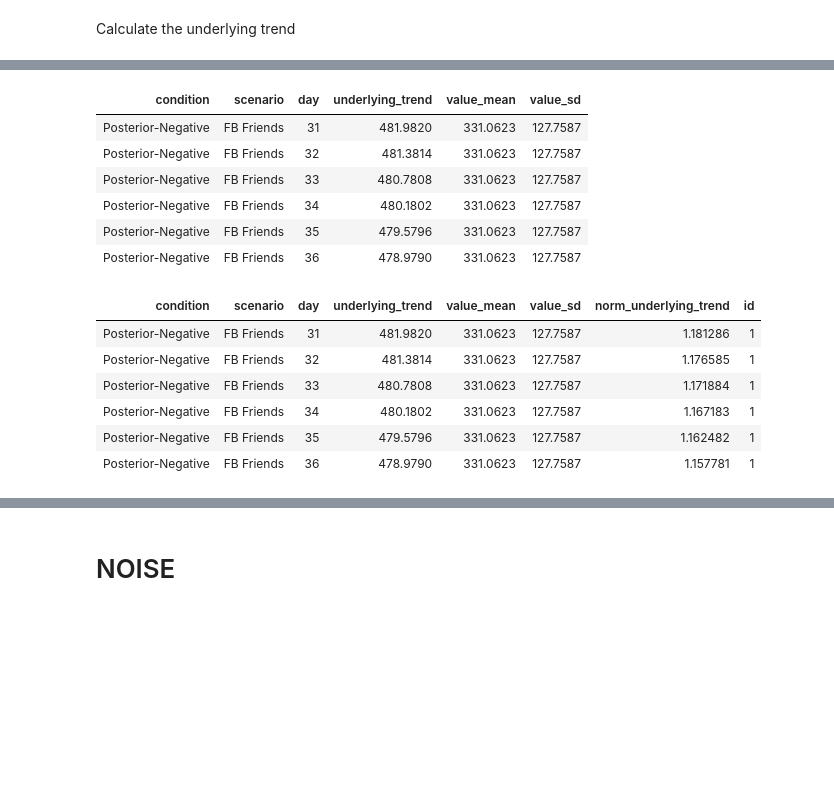
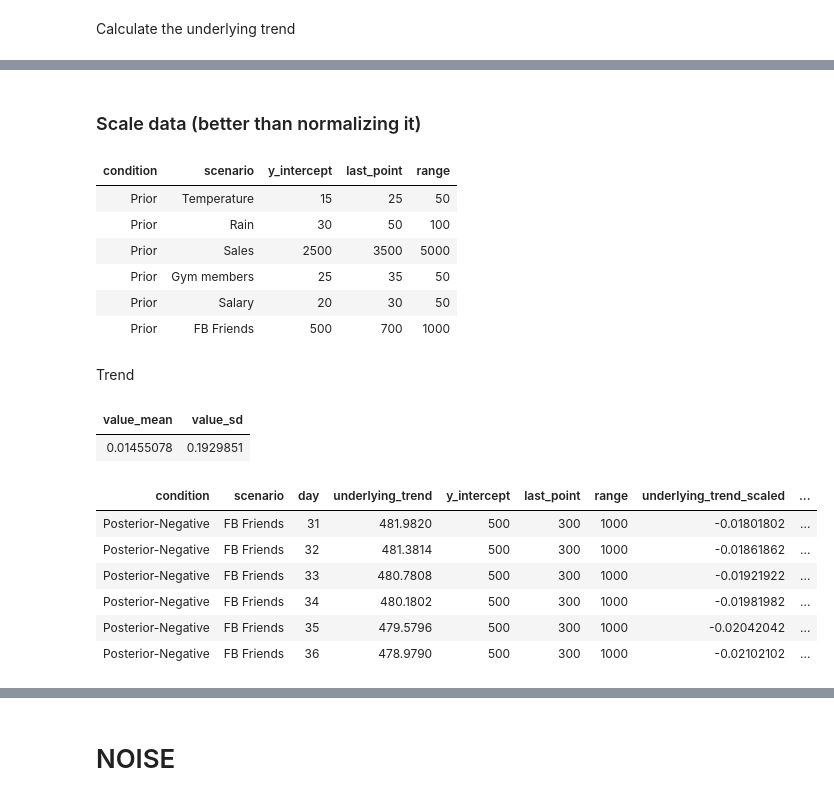
Before and after one commit to ericschulz/compforca, a Jupyter notebook: Data analysis/Catmull-Rom Analysis.ipynb, the cells around one changed output, grey strips where cells are left out. Saved outputs shown, nothing was run; the diff lists cells and outputs as text; code cells hidden in the pictures; blank space fills up the shorter version.

```diff
--- a/Data analysis/Catmull-Rom Analysis.ipynb
+++ b/Data analysis/Catmull-Rom Analysis.ipynb
@@ -475,0 +467,12 @@ means %>% head
+# %% [markdown]
+### Scale data (better than normalizing it)
+# %%
+scaling %>% head
+# %% [output]
+| condition | scenario | y_intercept | last_point | range |
+| Prior | Temperature | 15 | 25 | 50 |
+| Prior | Rain | 30 | 50 | 100 |
+| Prior | Sales | 2500 | 3500 | 5000 |
+| Prior | Gym members | 25 | 35 | 50 |
+| Prior | Salary | 20 | 30 | 50 |
+| Prior | FB Friends | 500 | 700 | 1000 |
@@ -476,28 +485,43 @@ means %>% head
+# %%
+norm_data <- norm_data %>%
+                group_by() %>%
+                #group_by(scenario) %>%
+                mutate(value_norm = scale(value_scaled))
+# %% [markdown]
+Trend
 # %%
-df <- merge(x = df, y = means, by = c("condition", "scenario"), all.x = TRUE)
+# Scale trend
+trend <- merge(x = df, y = scaling, by = c("condition", "scenario"), all.x = TRUE)
 
-df %>% head
+trend <- trend %>%
+            group_by() %>%
+            mutate(underlying_trend_scaled = (underlying_trend - y_intercept)/(range))
-# %% [output]
-| condition | scenario | day | underlying_trend | value_mean | value_sd |
-| Posterior-Negative | FB Friends | 31 | 481.9820 | 331.0623 | 127.7587 |
-| Posterior-Negative | FB Friends | 32 | 481.3814 | 331.0623 | 127.7587 |
-| Posterior-Negative | FB Friends | 33 | 480.7808 | 331.0623 | 127.7587 |
-| Posterior-Negative | FB Friends | 34 | 480.1802 | 331.0623 | 127.7587 |
-| Posterior-Negative | FB Friends | 35 | 479.5796 | 331.0623 | 127.7587 |
-| Posterior-Negative | FB Friends | 36 | 478.9790 | 331.0623 | 127.7587 |
-# %%
-trend <- df %>%
-            mutate(norm_underlying_trend = ((underlying_trend - value_mean)/value_sd))
-
-trend$id <- 1
-
-trend %>%
-        head
-# %% [output]
-| condition | scenario | day | underlying_trend | value_mean | value_sd | norm_underlying_trend | id |
-| Posterior-Negative | FB Friends | 31 | 481.9820 | 331.0623 | 127.7587 | 1.181286 | 1 |
-| Posterior-Negative | FB Friends | 32 | 481.3814 | 331.0623 | 127.7587 | 1.176585 | 1 |
-| Posterior-Negative | FB Friends | 33 | 480.7808 | 331.0623 | 127.7587 | 1.171884 | 1 |
-| Posterior-Negative | FB Friends | 34 | 480.1802 | 331.0623 | 127.7587 | 1.167183 | 1 |
-| Posterior-Negative | FB Friends | 35 | 479.5796 | 331.0623 | 127.7587 | 1.162482 | 1 |
-| Posterior-Negative | FB Friends | 36 | 478.9790 | 331.0623 | 127.7587 | 1.157781 | 1 |
+# %%
+# Normalize trend
+means <- norm_data %>%
+            group_by() %>%
+            summarize(value_mean = mean(value_scaled),
+                      value_sd = sd(value_scaled))
+# %%
+means
+# %% [output]
+| value_mean | value_sd |
+| 0.01455078 | 0.1929851 |
+# %%
+#trend <- merge(x = trend, y = means, by = c("condition", "scenario"), all.x = TRUE)
+
+trend <- trend %>%
+            mutate(underlying_trend_norm = ((underlying_trend_scaled - means$value_mean)/means$value_sd))
+
+trend$id <- 1
+
+trend %>%
+        head
+# %% [output]
+| condition | scenario | day | underlying_trend | y_intercept | last_point | range | underlying_trend_scaled | ... |
+| Posterior-Negative | FB Friends | 31 | 481.9820 | 500 | 300 | 1000 | -0.01801802 | ... |
+| Posterior-Negative | FB Friends | 32 | 481.3814 | 500 | 300 | 1000 | -0.01861862 | ... |
+| Posterior-Negative | FB Friends | 33 | 480.7808 | 500 | 300 | 1000 | -0.01921922 | ... |
+| Posterior-Negative | FB Friends | 34 | 480.1802 | 500 | 300 | 1000 | -0.01981982 | ... |
+| Posterior-Negative | FB Friends | 35 | 479.5796 | 500 | 300 | 1000 | -0.02042042 | ... |
+| Posterior-Negative | FB Friends | 36 | 478.9790 | 500 | 300 | 1000 | -0.02102102 | ... |
```
Also changed, not shown: parts of 27 cells of this notebook, 4 other files.
